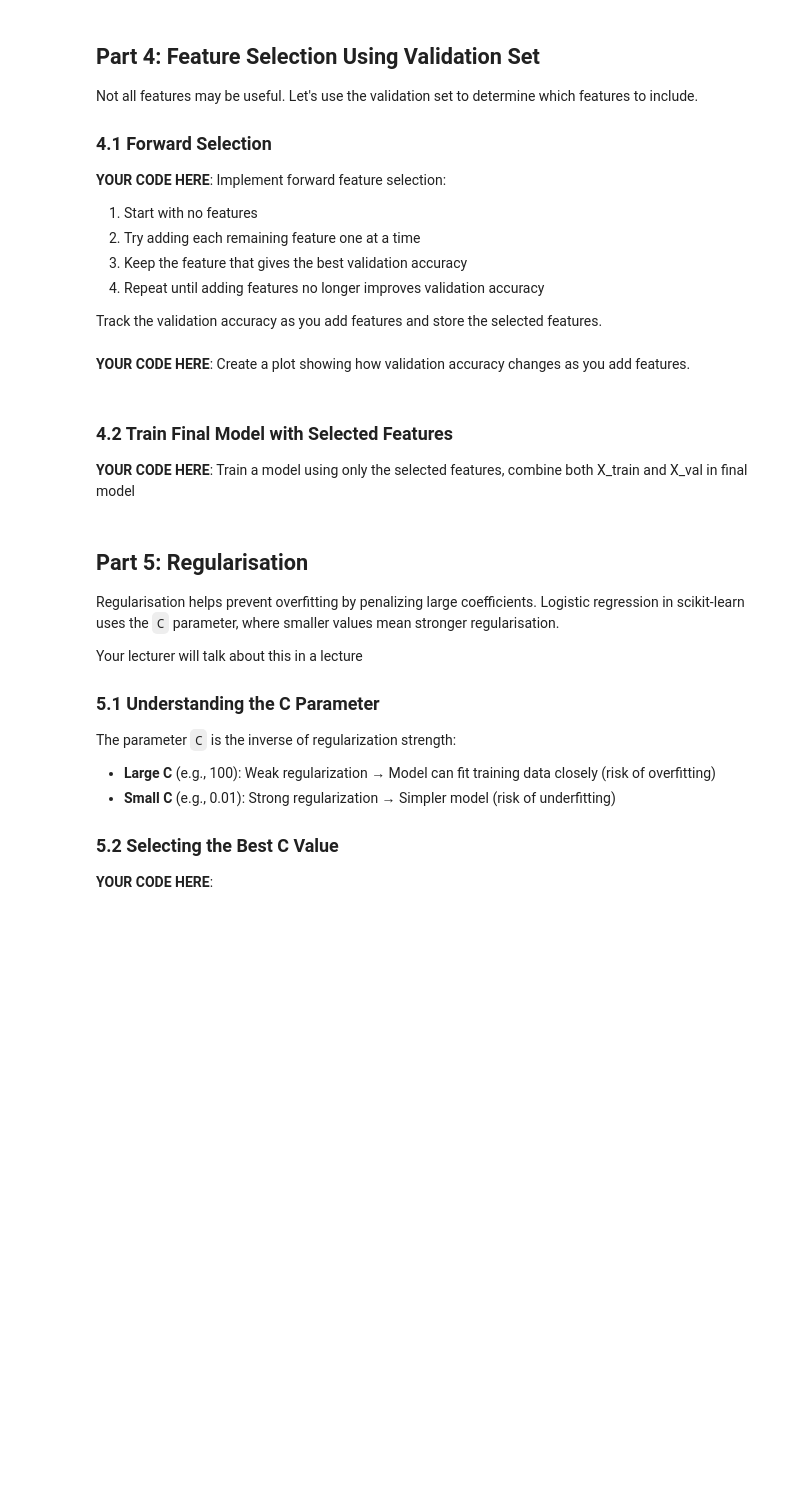
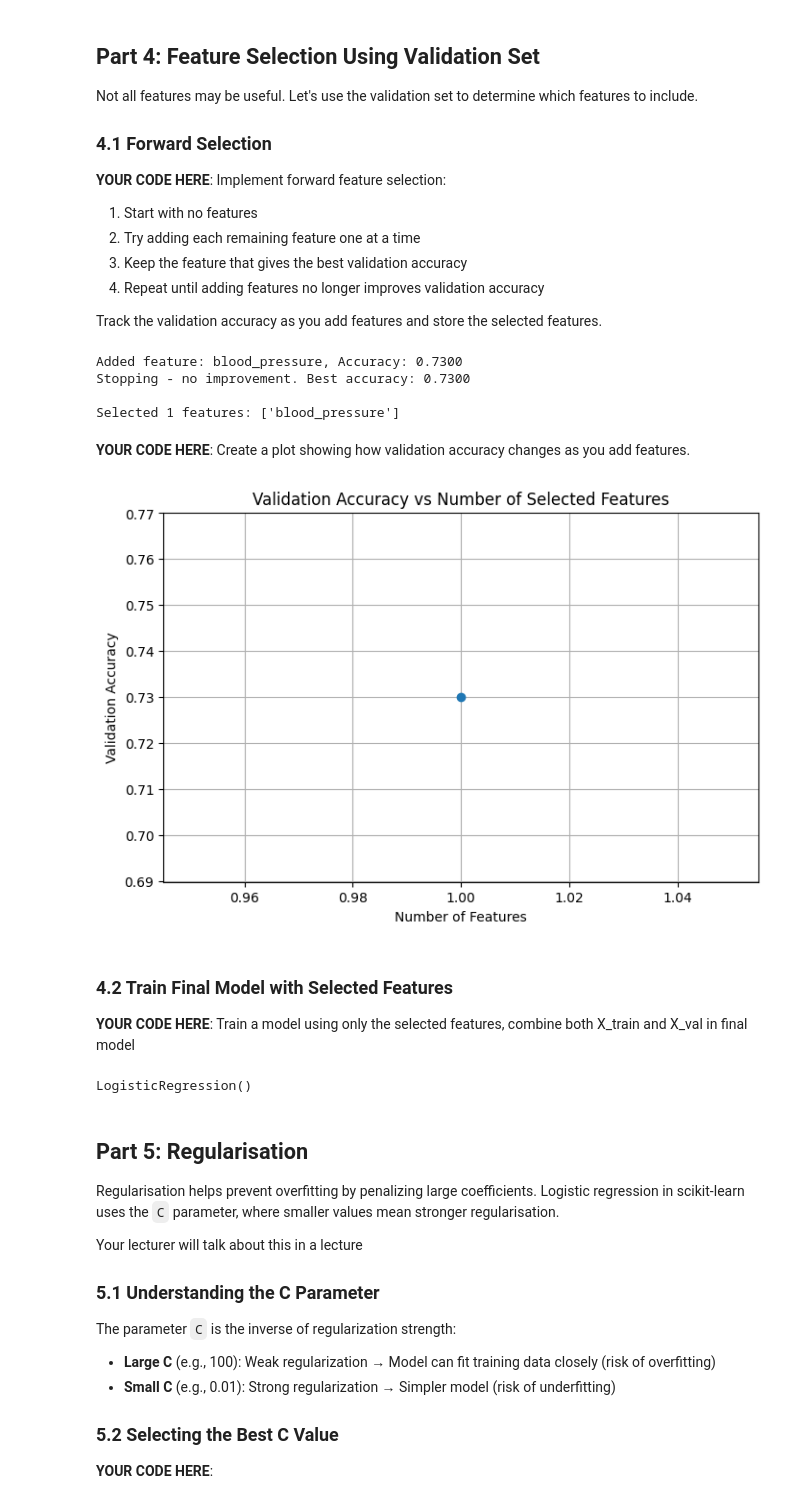
Before and after one commit to EricMurray-e-m-dev/ML-Labs, a Jupyter notebook: Week 03/logistic_regression_lab.ipynb, the cells around one changed output. Cells and saved outputs as stored; diff of their text form; code cells hidden in the pictures; blank space fills up the shorter version.

```diff
--- a/Week 03/logistic_regression_lab.ipynb
+++ b/Week 03/logistic_regression_lab.ipynb
@@ -336,7 +336,7 @@ from sklearn.model_selection import train_test_split
 
 model = LogisticRegression()
 # Separate features and target
-X = df['cholesterol'].values.reshape(-1, 1)
+X = df.iloc[:, :-1]
 y = df['heart_disease'].values
 
 
@@ -389,6 +391,10 @@ model.fit(X_train, y_train)
 # YOUR CODE HERE
 # Make predictions on validation set
 # y_val_pred = ...
+y_val_pred = model.predict(X_val)
 
 # Calculate accuracy
 # accuracy = ...
+accuracy = model.score(X_val, y_val)
+
+print("Accuracy: ", accuracy)
@@ -445,2 +448,50 @@ Track the validation accuracy as you add features and store the selected feature
+# %%
+# YOUR CODE HERE
+# Implement forward feature selection
+from sklearn.linear_model import LogisticRegression
+
+# Initialize
+selected_features = []
+remaining_features = list(X.columns)
+best_accuracy = 0
+accuracy_history = []
+
+# Your forward selection algorithm here
+while remaining_features:
+    feature_accuracies = []
+
+    for feature in remaining_features:
+        current_features = selected_features + [feature]
+
+        X_train_subset = X_train[current_features]
+        X_val_subset = X_val[current_features]
+
+        model = LogisticRegression(max_iter=1000)
+        model.fit(X_train_subset, y_train)
+
+        accuracy = model.score(X_val_subset, y_val)
+
+        feature_accuracies.append((feature, accuracy))
+
+    # Find the best feature to add in this iteration
+    best_feature, best_feature_accuracy = max(feature_accuracies, key=lambda x: x[1])
+
+    # Only add the feature if it improves upon the previous best
+    if best_feature_accuracy > best_accuracy:
+        selected_features.append(best_feature)
+        remaining_features.remove(best_feature)
+        best_accuracy = best_feature_accuracy
+        accuracy_history.append(best_accuracy)
+        print(f"Added feature: {best_feature}, Accuracy: {best_accuracy:.4f}")
+    else:
+        print(f"Stopping - no improvement. Best accuracy: {best_accuracy:.4f}")
+        break
+
+print(f"\nSelected {len(selected_features)} features: {selected_features}")
+# %% [output]
+Added feature: blood_pressure, Accuracy: 0.7300
+Stopping - no improvement. Best accuracy: 0.7300
+
+Selected 1 features: ['blood_pressure']
 # %% [markdown]
 **YOUR CODE HERE**: Create a plot showing how validation accuracy changes as you add features.
@@ -450,3 +498,15 @@ Track the validation accuracy as you add features and store the selected feature
+# %%
+# YOUR CODE HERE
+# Plot validation accuracy vs number of features
+plt.figure(figsize=(8, 5))
+plt.plot(range(1, len(accuracy_history) + 1), accuracy_history, marker='o')
+plt.xlabel('Number of Features')
+plt.ylabel('Validation Accuracy')
+plt.title('Validation Accuracy vs Number of Selected Features')
+plt.grid(True)
+plt.show()
+# %% [output]
+[figure, added]
 # %% [markdown]
 ### 4.2 Train Final Model with Selected Features
 
@@ -455,6 +515,13 @@ Track the validation accuracy as you add features and store the selected feature
 # YOUR CODE HERE
 # Train model with selected features
 # Evaluate on test set
+X_final = X[selected_features]
+y_final = y
+
+final_model = LogisticRegression()
+final_model.fit(X_final, y_final)
+# %% [output]
+LogisticRegression()
 # %% [markdown]
 ## Part 5: Regularisation
 
```
Also changed, not shown: parts of 12 cells of this notebook, 1 other file.
